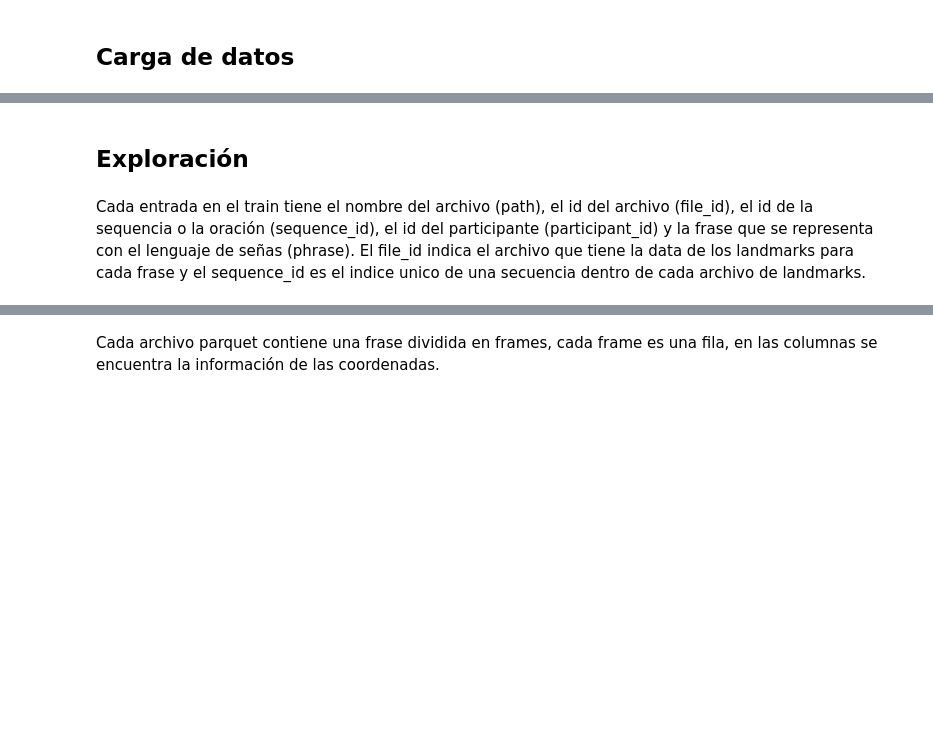
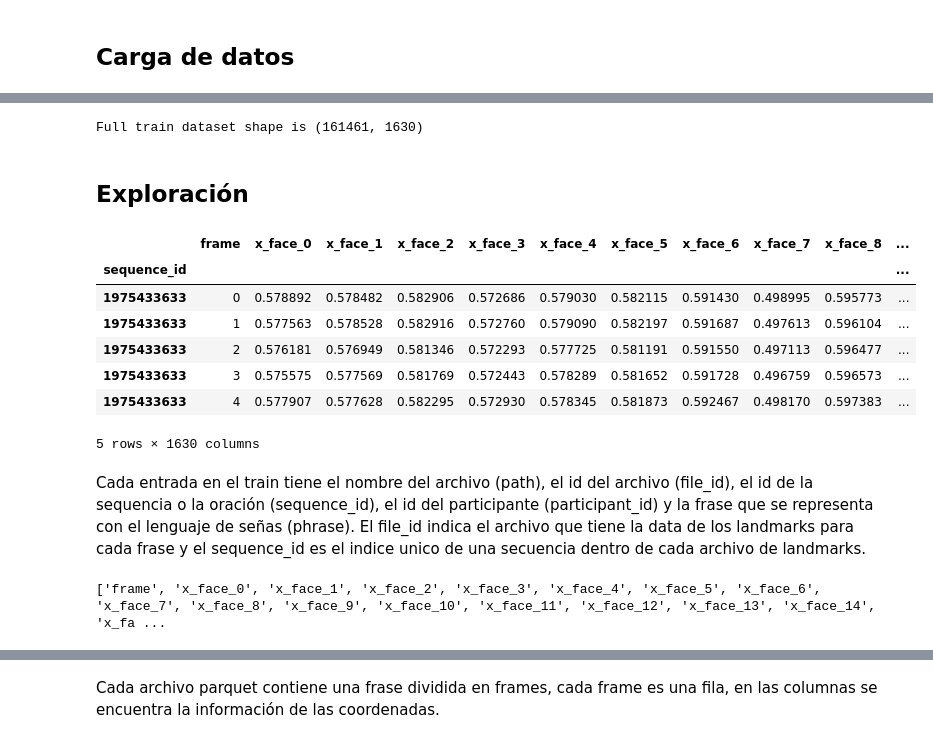
Before and after one commit to ArielaMishaanCohen/10-Proyecto-2, a Jupyter notebook: proyecto-2-data-science.ipynb, the cells around one changed output, grey strips where cells are left out. Saved outputs shown, nothing was run; the diff lists cells and outputs as text; code cells hidden in the pictures; blank space fills up the shorter version.

Commit message:
Kaggle Notebook | Proyecto 2 Data Science.ipynb | Version 7

```diff
--- a/proyecto-2-data-science.ipynb
+++ b/proyecto-2-data-science.ipynb
@@ -26,9 +44,27 @@ for dirname, _, filenames in os.walk('/kaggle/input'):
 # %%
-dataset_df = pd.read_csv('/kaggle/input/asl-fingerspelling/train.csv')
-print("Full train dataset shape is {}".format(dataset_df.shape))
+#dataset_df = pd.read_csv('/kaggle/input/asl-fingerspelling/train.csv')
+df = pd.read_parquet('/kaggle/input/asl-fingerspelling/train_landmarks/1019715464.parquet')
+print("Full train dataset shape is {}".format(df.shape))
+# %% [output]
+Full train dataset shape is (161461, 1630)
 # %% [markdown]
 ## Exploración
 # %%
-dataset_df.head()
+#dataset_df.head()
+df.head()
+# %% [output]
+|  | frame | x_face_0 | x_face_1 | x_face_2 | x_face_3 | x_face_4 | x_face_5 | x_face_6 | x_face_7 | x_face_8 | ... |
+| sequence_id |  |  |  |  |  |  |  |  |  |  | ... |
+| 1975433633 | 0 | 0.578892 | 0.578482 | 0.582906 | 0.572686 | 0.579030 | 0.582115 | 0.591430 | 0.498995 | 0.595773 | ... |
+| 1975433633 | 1 | 0.577563 | 0.578528 | 0.582916 | 0.572760 | 0.579090 | 0.582197 | 0.591687 | 0.497613 | 0.596104 | ... |
+| 1975433633 | 2 | 0.576181 | 0.576949 | 0.581346 | 0.572293 | 0.577725 | 0.581191 | 0.591550 | 0.497113 | 0.596477 | ... |
+| 1975433633 | 3 | 0.575575 | 0.577569 | 0.581769 | 0.572443 | 0.578289 | 0.581652 | 0.591728 | 0.496759 | 0.596573 | ... |
+| 1975433633 | 4 | 0.577907 | 0.577628 | 0.582295 | 0.572930 | 0.578345 | 0.581873 | 0.592467 | 0.498170 | 0.597383 | ... |
+5 rows × 1630 columns
 # %% [markdown]
 Cada entrada en el train tiene el nombre del archivo (path), el id del archivo (file_id), el id de la sequencia o la oración (sequence_id), el id del participante (participant_id) y la frase que se representa con el lenguaje de señas (phrase). El file_id indica el archivo que tiene la data de los landmarks para cada frase y el sequence_id es el indice unico de una secuencia dentro de cada archivo de landmarks.
+# %%
+columnas = df.columns.tolist()
+print(columnas)
+# %% [output]
+['frame', 'x_face_0', 'x_face_1', 'x_face_2', 'x_face_3', 'x_face_4', 'x_face_5', 'x_face_6', 'x_face_7', 'x_face_8', 'x_face_9', 'x_face_10', 'x_face_11', 'x_face_12', 'x_face_13', 'x_face_14', 'x_fa ...
```
Also changed, not shown: parts of 4 cells of this notebook.
